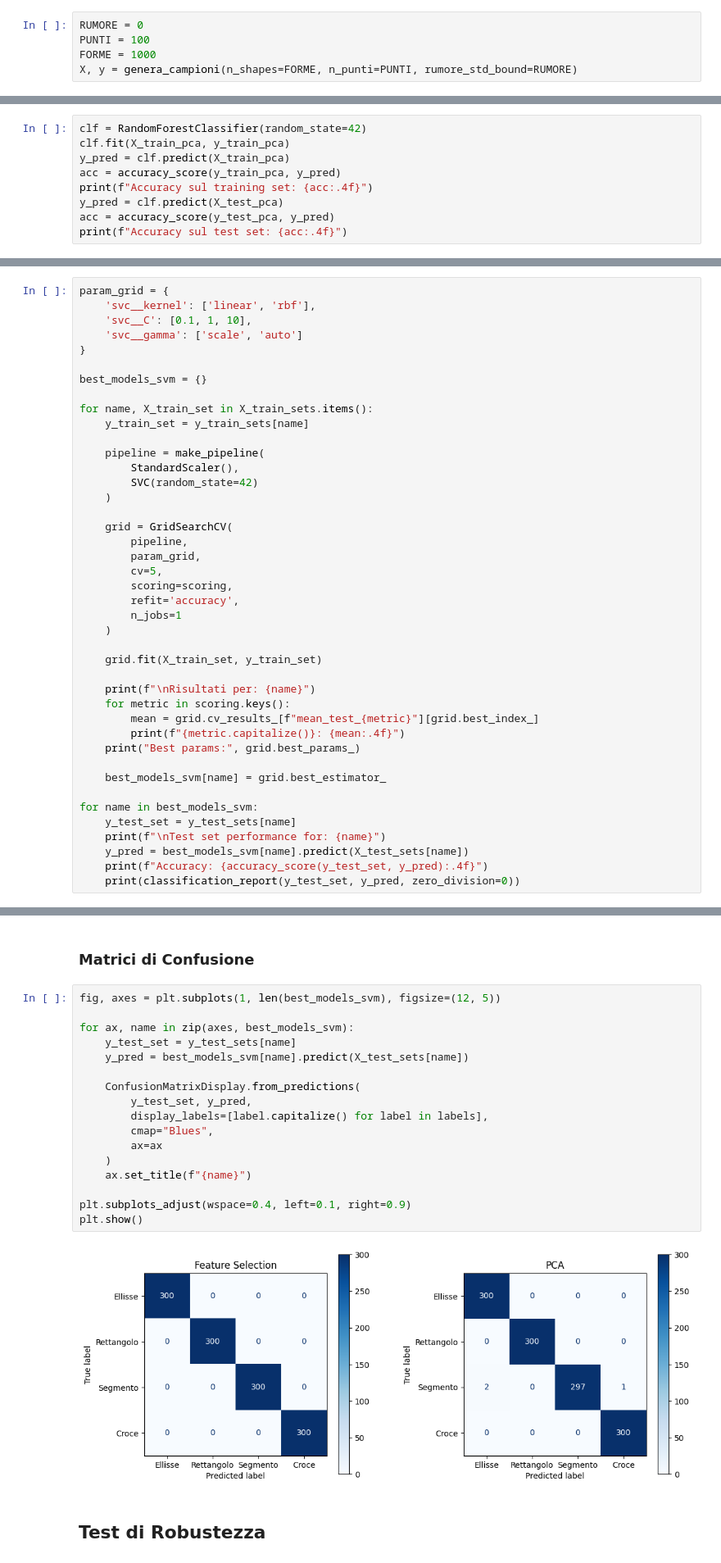
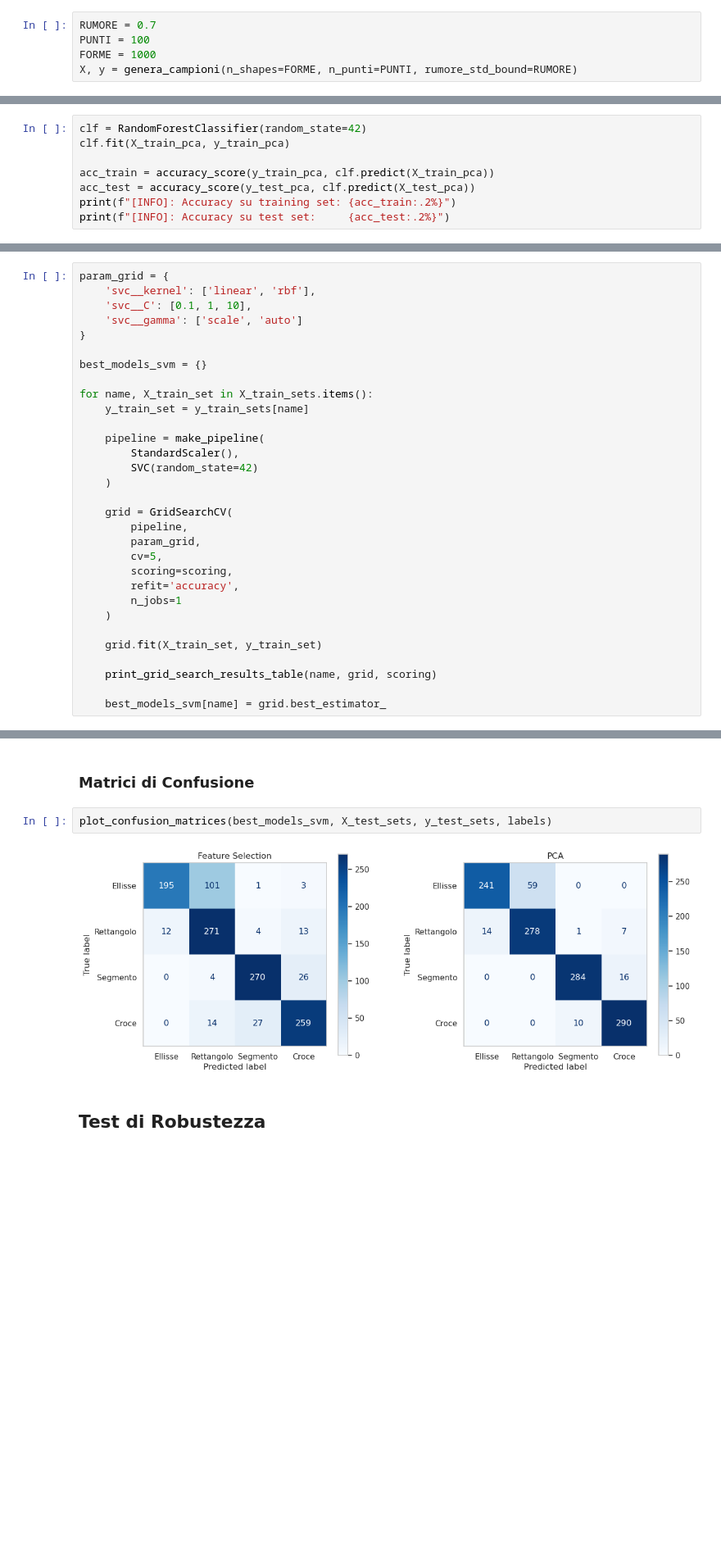
Before and after one commit to IonutZbir/University, a Jupyter notebook: Terzo_Anno/DataMining/esame/riconoscimento_forme_finale.ipynb, the cells around one changed output, grey strips where cells are left out. Shown at 82% size. Cells and saved outputs as stored; diff of their text form; blank space fills up the shorter version.

```diff
--- a/Terzo_Anno/DataMining/esame/riconoscimento_forme_finale.ipynb
+++ b/Terzo_Anno/DataMining/esame/riconoscimento_forme_finale.ipynb
@@ -711,7 +677,7 @@ def ottieni_features(X, distanze=False, points=False):
 
     return X_f
 # %%
-RUMORE = 0
+RUMORE = 0.7
 PUNTI = 100
 FORME = 1000
 X, y = genera_campioni(n_shapes=FORME, n_punti=PUNTI, rumore_std_bound=RUMORE)
@@ -879,10 +903,9 @@ Shape y_test: (1200,)
 # %%
 clf = RandomForestClassifier(random_state=42)
 clf.fit(X_train_pca, y_train_pca)
-y_pred = clf.predict(X_train_pca)
-acc = accuracy_score(y_train_pca, y_pred)
-print(f"Accuracy sul training set: {acc:.4f}")
-y_pred = clf.predict(X_test_pca)
-acc = accuracy_score(y_test_pca, y_pred)
-print(f"Accuracy sul test set: {acc:.4f}")
+
+acc_train = accuracy_score(y_train_pca, clf.predict(X_train_pca))
+acc_test = accuracy_score(y_test_pca, clf.predict(X_test_pca))
+print(f"[INFO]: Accuracy su training set: {acc_train:.2%}")
+print(f"[INFO]: Accuracy su test set:     {acc_test:.2%}")
 # %% [output]
@@ -1105,18 +1180,7 @@ for name, X_train_set in X_train_sets.items():
 
     grid.fit(X_train_set, y_train_set)
 
-    print(f"\nRisultati per: {name}")
-    for metric in scoring.keys():
-        mean = grid.cv_results_[f"mean_test_{metric}"][grid.best_index_]
-        print(f"{metric.capitalize()}: {mean:.4f}")
-    print("Best params:", grid.best_params_)
+    print_grid_search_results_table(name, grid, scoring)
 
     best_models_svm[name] = grid.best_estimator_
-
-for name in best_models_svm:
-    y_test_set = y_test_sets[name]
-    print(f"\nTest set performance for: {name}")
-    y_pred = best_models_svm[name].predict(X_test_sets[name])
-    print(f"Accuracy: {accuracy_score(y_test_set, y_pred):.4f}")
-    print(classification_report(y_test_set, y_pred, zero_division=0))
 # %% [output]
@@ -1140,24 +1242,9 @@ weighted avg       1.00      1.00      1.00      1200
 # %% [markdown]
 ### Matrici di Confusione
 # %%
-fig, axes = plt.subplots(1, len(best_models_svm), figsize=(12, 5))
-
-for ax, name in zip(axes, best_models_svm):
-    y_test_set = y_test_sets[name]
-    y_pred = best_models_svm[name].predict(X_test_sets[name])
-
-    ConfusionMatrixDisplay.from_predictions(
-        y_test_set, y_pred,
-        display_labels=[label.capitalize() for label in labels],
-        cmap="Blues",
-        ax=ax
-    )
-    ax.set_title(f"{name}")
-
-plt.subplots_adjust(wspace=0.4, left=0.1, right=0.9)
-plt.show()
+plot_confusion_matrices(best_models_svm, X_test_sets, y_test_sets, labels)
 # %% [output]
-[figure, old version]
+[figure, new version]
 # %% [markdown]
 ## Test di Robustezza
 # %%
```
Also changed, not shown: parts of 62 cells of this notebook, 24 other files.
